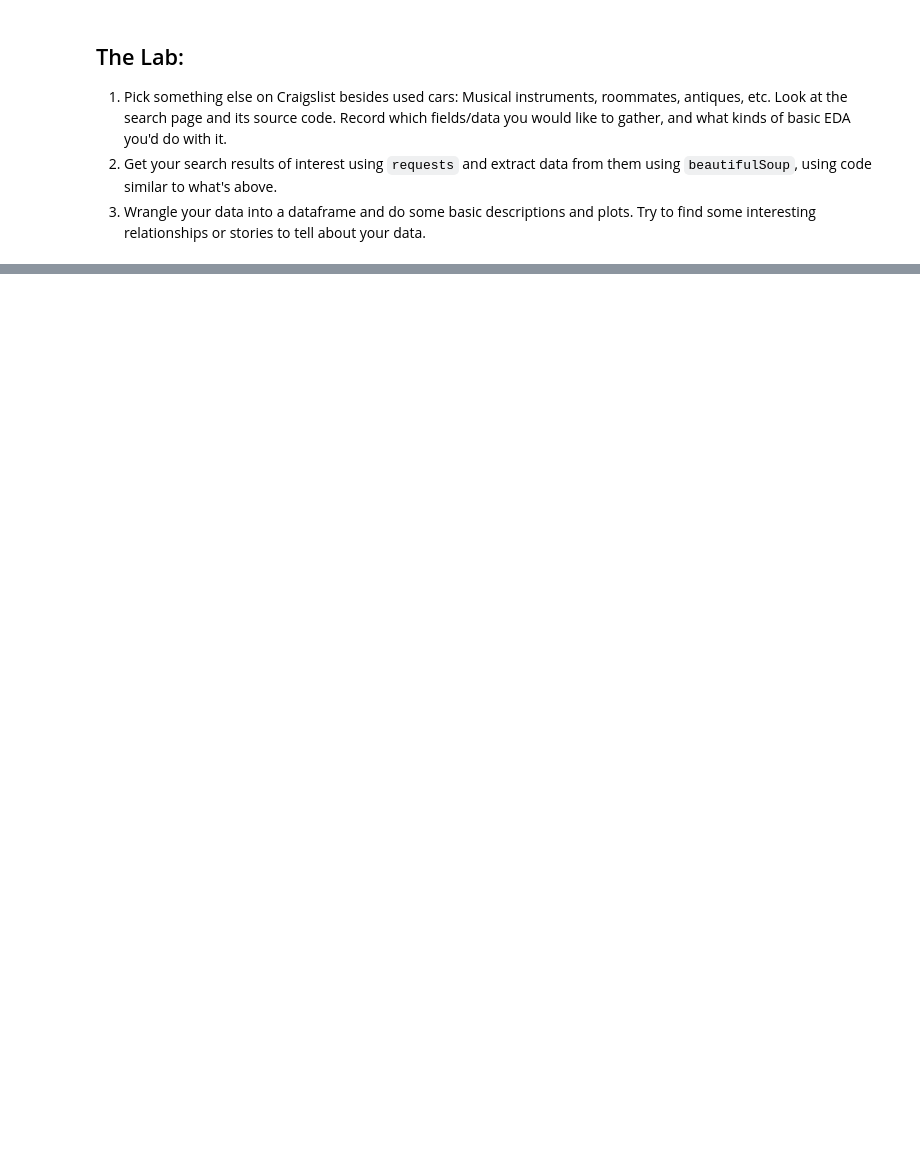
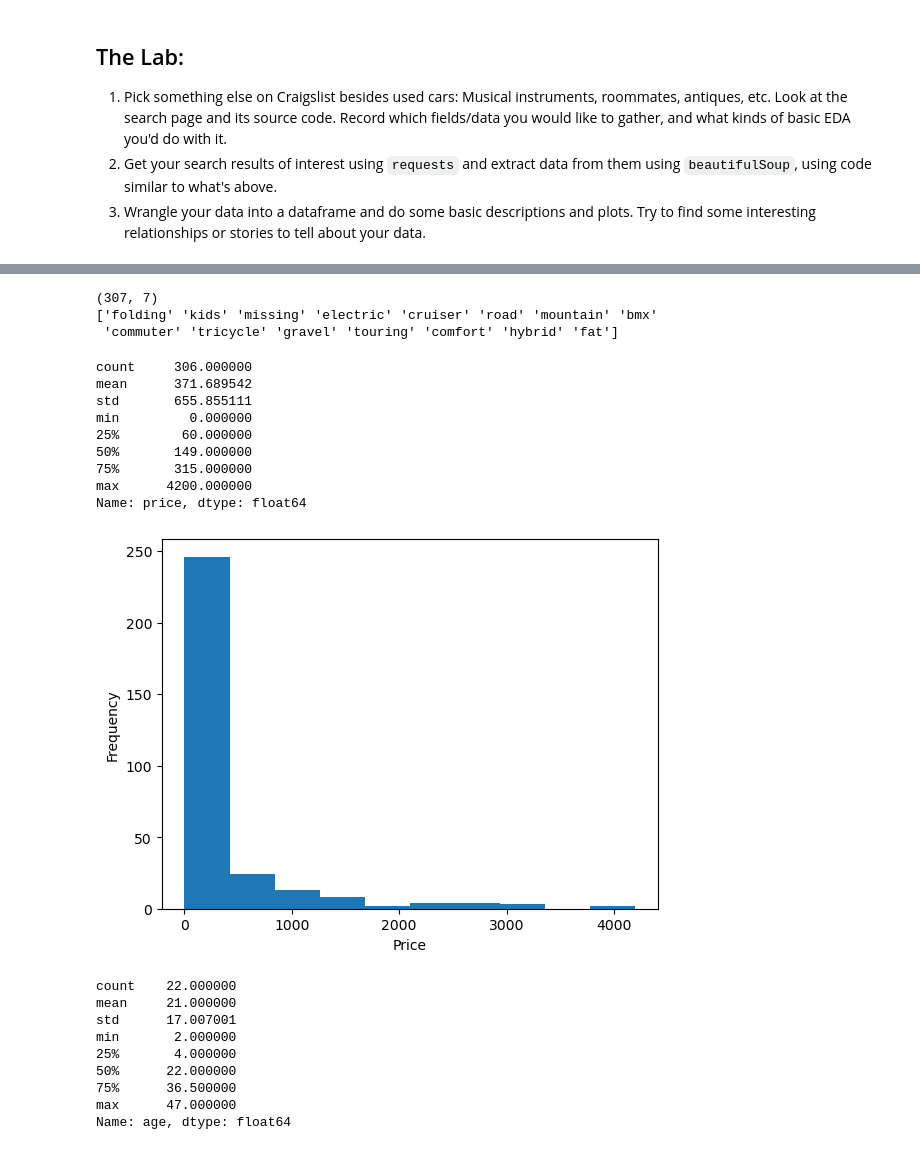
Before and after one commit to UVA-DS-CP/DS3001-SP26, a Jupyter notebook: wrangling/lab/lab_notebook.ipynb, the cells around one changed output, grey strips where cells are left out. Drawn from its saved outputs; the diff is of its cells as text; code cells hidden in the pictures; blank space fills up the shorter version.

```diff
--- a/wrangling/lab/lab_notebook.ipynb
+++ b/wrangling/lab/lab_notebook.ipynb
@@ -209,0 +360,64 @@ log_age    -0.376511  1.000000
+# %%
+# Wrangle the data
+df = pd.DataFrame.from_dict(data)
+df['price'] = df['price'].str.replace('$','')
+df['price'] = df['price'].str.replace(',','')
+df['price'] = pd.to_numeric(df['price'],errors='coerce')
+df['year'] = pd.to_numeric(df['year'],errors='coerce')
+df['age'] = 2026-df['year']
+print(df.shape)
+df.to_csv('./src/craigslist_cville_cars.csv') # Save data in case of a disaster
+df.head()
+
+print(df['type'].unique())
+# %% [output]
+(307, 7)
+['folding' 'kids' 'missing' 'electric' 'cruiser' 'road' 'mountain' 'bmx'
+ 'commuter' 'tricycle' 'gravel' 'touring' 'comfort' 'hybrid' 'fat']
+# %%
+df2 = df.copy() #make a copy of df to be safe
+
+#standardize "missing"
+for col in ["brand", "type"]:
+    df2[col] = df2[col].fillna("missing").astype(str).str.lower()
+
+#clean title
+df2["title"] = df2["title"].fillna("").astype(str).str.lower()
+
+#keep reasonable rows
+df2 = df2[df2["price"].notna()]
+df2 = df2[(df2["age"].isna()) | ((df2["age"] >= 0) & (df2["age"] <= 60))]
+# %%
+#Show frequency distrubtion of price
+print(df2['price'].describe())
+df2['price'].hist(grid=False)
+plt.xlabel('Price')
+plt.ylabel('Frequency')
+plt.show()
+
+#Show frequency distrubtion of age
+print(df2['age'].describe())
+df2['age'].hist(grid=False)
+plt.xlabel('Age')
+plt.ylabel('Frequency')
+plt.show()
+# %% [output]
+count     306.000000
+mean      371.689542
+std       655.855111
+min         0.000000
+25%        60.000000
+50%       149.000000
+75%       315.000000
+max      4200.000000
+Name: price, dtype: float64
+[figure, added]
+count    22.000000
+mean     21.000000
+std      17.007001
+min       2.000000
+25%       4.000000
+50%      22.000000
+75%      36.500000
+max      47.000000
+Name: age, dtype: float64
```
Also changed, not shown: parts of 21 cells of this notebook, 1 other file.
